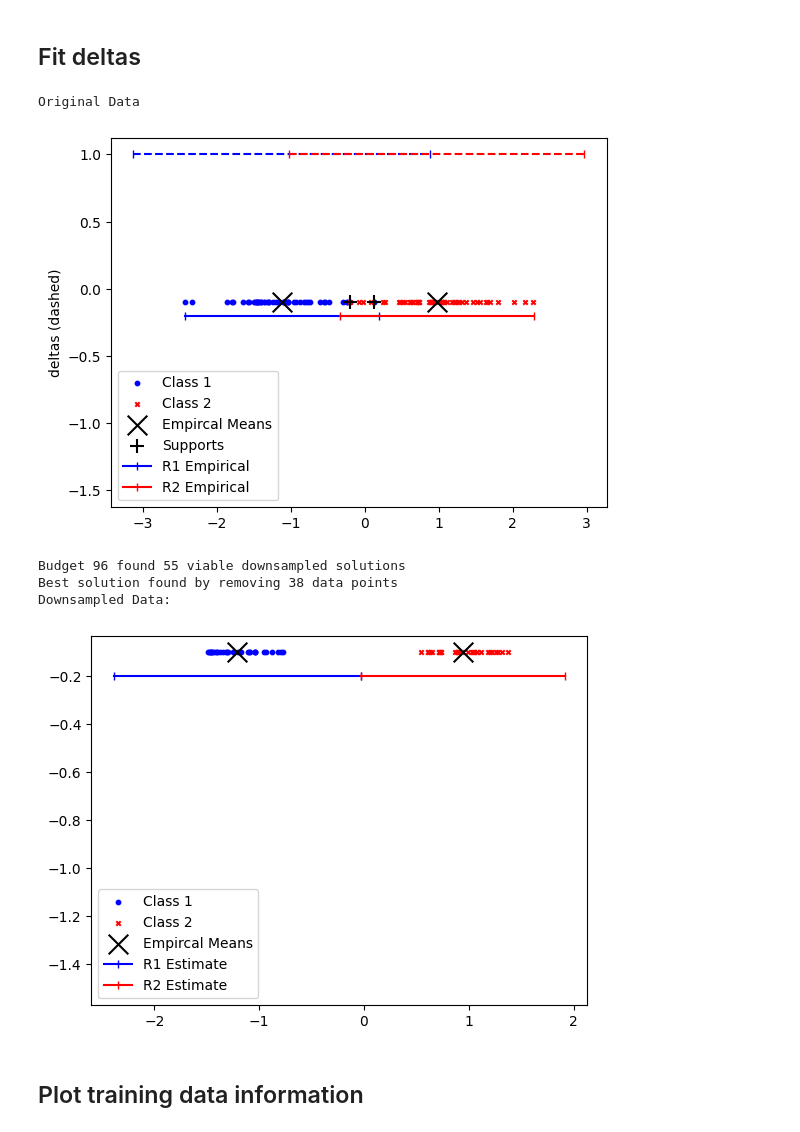
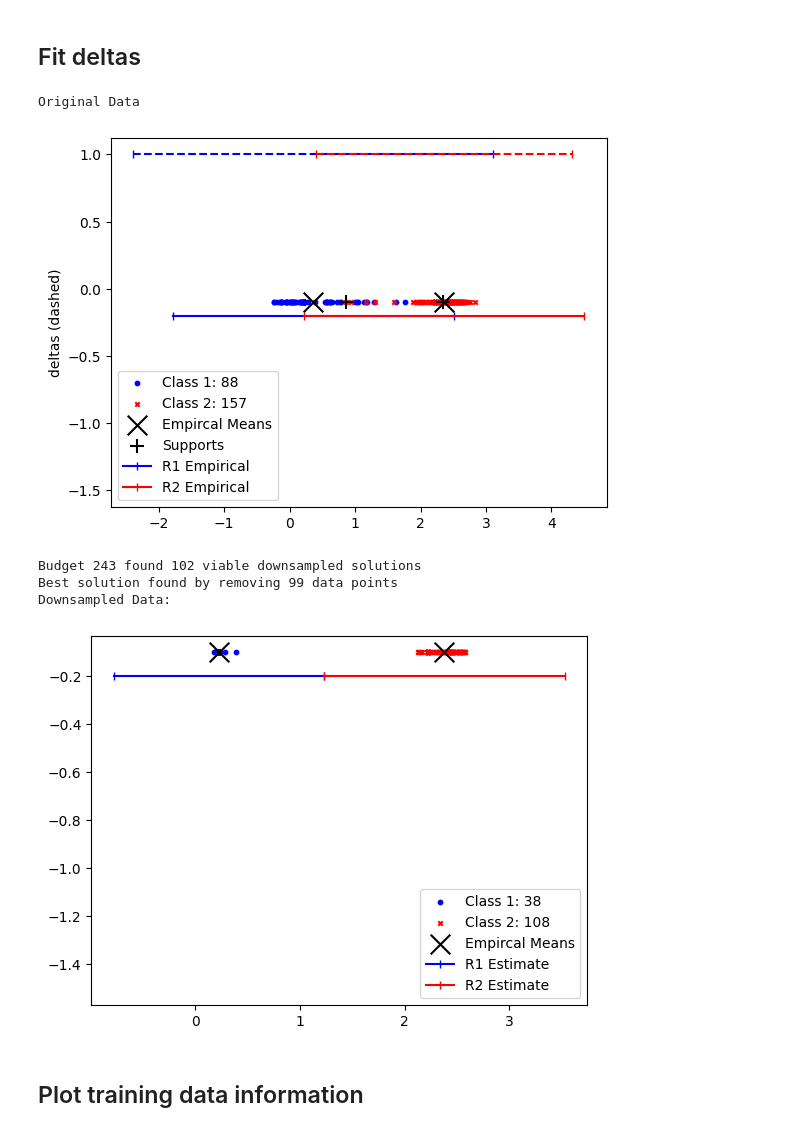
Before and after one commit to mattclifford1/linear_confidence, a Jupyter notebook: notebooks/datasets.ipynb, the cells around one changed output. Cells and saved outputs as stored; diff of their text form; code cells hidden in the pictures.

```diff
--- a/notebooks/datasets.ipynb
+++ b/notebooks/datasets.ipynb
@@ -18,7 +18,7 @@ datasets = {0: 'Breast Cancer', 2: 'Iris', 3: 'Wine', 4: 'Pima Indian Diabetes',
             7: 'Abalone Gender', 8: 'Ionosphere', 9: 'Wheat Seeds',
             10: 'Credit Scoring 1', 11: 'Credit Scoring 2',
             12: 'Direct Marketing'}
-dataset = datasets[9]  # change ind to select dataset to use
+dataset = datasets[8]  # change ind to select dataset to use
 data_clf = data.get_real_dataset(dataset, scale=False)
 deltas.plotting.plots.plot_classes(data_clf['data'], dim_reducer=data_clf['dim_reducer'])
 # %% [output]
@@ -48,22 +48,22 @@ SMOTE
 # %%
 X = data_clf['data']['X']
 y = data_clf['data']['y']
 clf = data_clf['clf']
 # deltas_model = model_deltas.reprojection_deltas(
 deltas_model = downsample.downsample_deltas(clf).fit(X, y,
-                                                     alpha=1,
+                                                     alpha=0,
                                                      _print=True,
                                                      _plot=True,
                                                      max_trials=1000,
                                                      method='supports',
                                                      parallel=True)
 # %% [output]
 Original Data
-[figure, old version]
+[figure, new version]
-Budget 96 found 55 viable downsampled solutions
-Best solution found by removing 38 data points
+Budget 243 found 102 viable downsampled solutions
+Best solution found by removing 99 data points
 Downsampled Data:
-[figure, old version]
+[figure, new version]
 # %% [markdown]
 ## Plot training data information
 # %%
```
Also changed, not shown: parts of 5 cells of this notebook, 6 other files.
